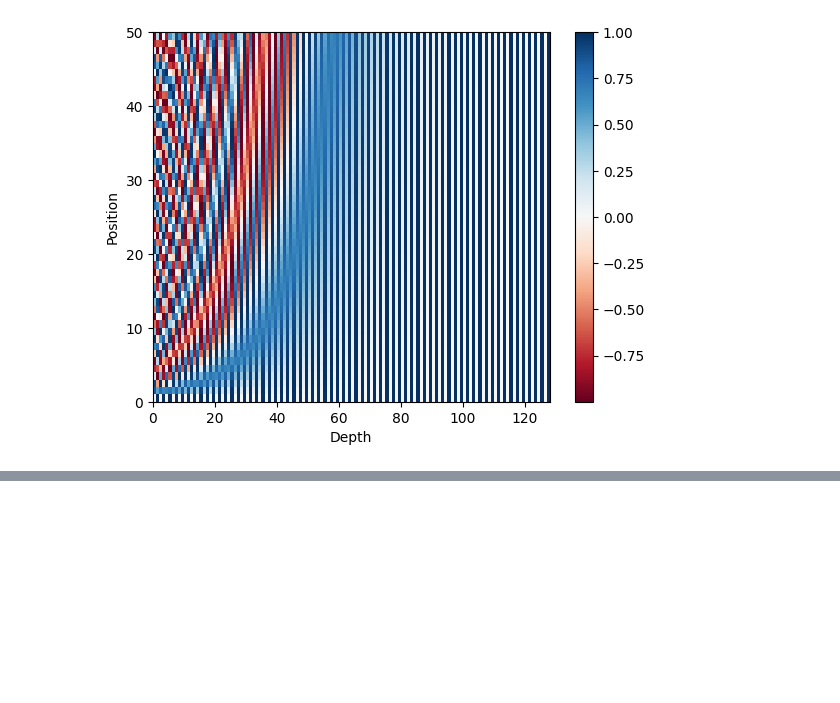
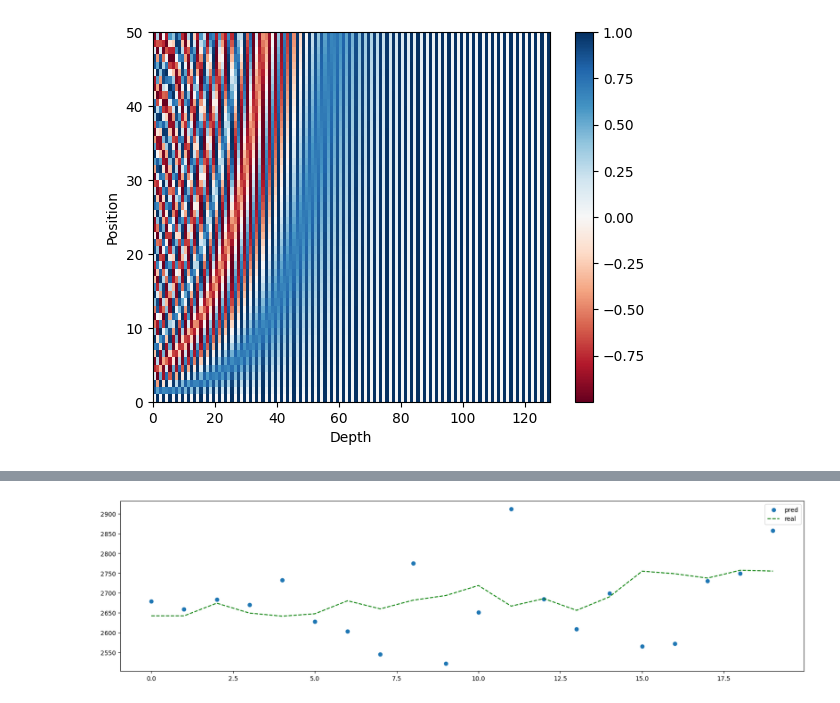
Before and after one commit to alan-kwak/CAIO6_team11, a Jupyter notebook: transformer_kospi_only_window_input.ipynb, the cells around one changed output, grey strips where cells are left out. Drawn from its saved outputs; the diff is of its cells as text; code cells hidden in the pictures; blank space fills up the shorter version.

```diff
--- a/transformer_kospi_only_window_input.ipynb
+++ b/transformer_kospi_only_window_input.ipynb
@@ -275,0 +655,11 @@ tensor([1., 2.], grad_fn=<MeanBackward1>)
+# %%
+plt.figure(figsize=(20, 5))
+# plt.plot(idx_num, test_result['pred'], label='pred')
+plt.scatter(range(20), test_result.iloc[-50:-30 , 1], label='pred')
+plt.plot(range(20), test_result.iloc[-50:-30 , 2], 'g--', label='real')
+# plt.scatter(range(len(test_result)), test_result['pred'], label='pred')
+# plt.plot(range(len(test_result)), test_result['real'], 'g--', label='real')
+plt.legend()
+plt.show()
+# %% [output]
+[figure, added]
```
Also changed, not shown: parts of 50 cells of this notebook, 1 other file.
